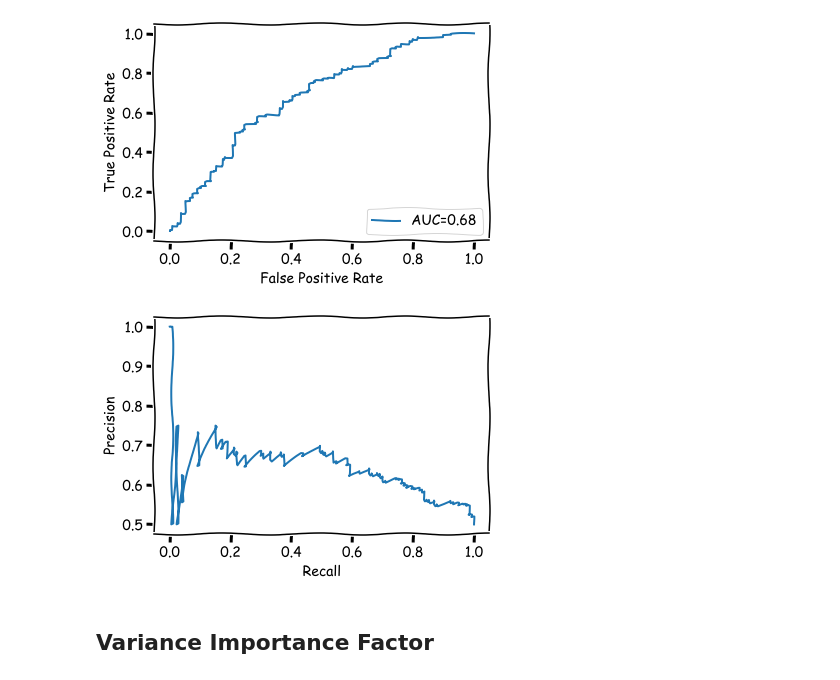
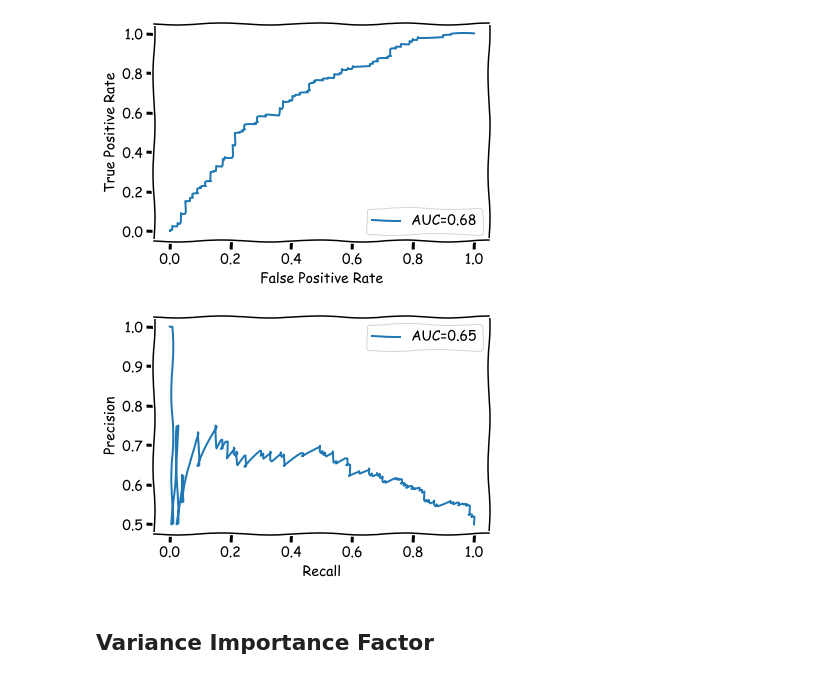
Before and after one commit to MauroDelNook/encuestaRedditChile, a Jupyter notebook: encuesta_rf.ipynb, the cells around one changed output. Cells and saved outputs as stored; diff of their text form; code cells hidden in the pictures.

```diff
--- a/encuesta_rf.ipynb
+++ b/encuesta_rf.ipynb
@@ -191,13 +191,16 @@ with plt.xkcd():
 # %% [output]
 [figure]
 # %%
-pr = metrics.precision_recall_curve(y_test, y_prob_test)
 with plt.xkcd():
-    plt.plot(pr[1], pr[0])
-    plt.xlabel("Recall")
-    plt.ylabel("Precision")
+    pr = metrics.precision_recall_curve(y_test, y_prob_test)
+    auc_pr = round(metrics.average_precision_score(y_test, y_prob_test), 2)
+    plt.plot(pr[1], pr[0], label="AUC="+str(auc_pr))
+    plt.ylabel('Precision')
+    plt.xlabel('Recall')
+    plt.legend(loc=1)
+    plt.show()
 # %% [output]
-[figure, old version]
+[figure, new version]
 # %% [markdown]
 ## Variance Importance Factor
 # %%
```
Also changed, not shown: parts of 2 cells of this notebook, 1 other file.
